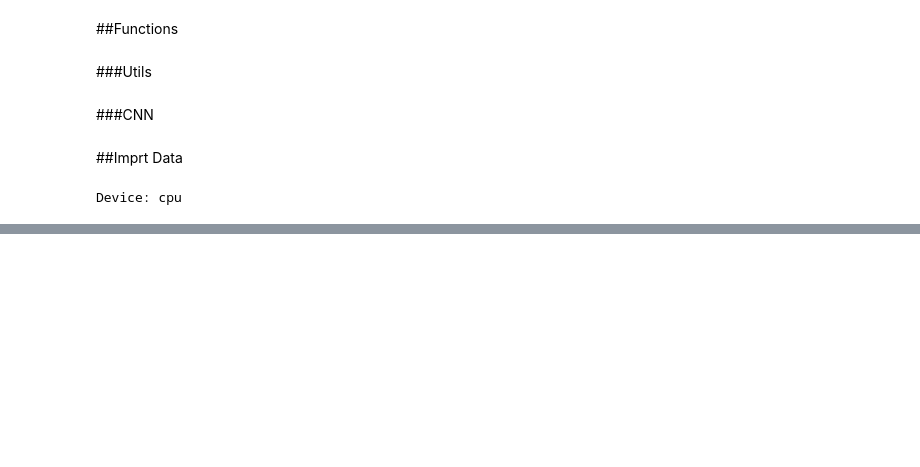
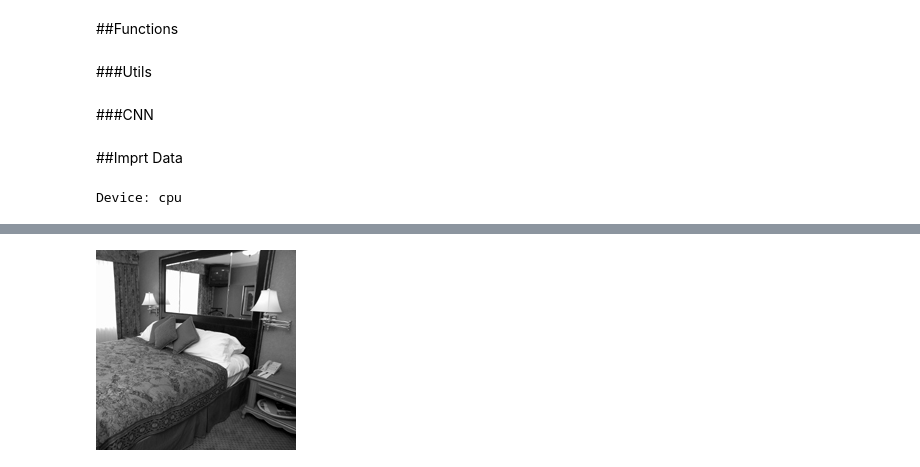
Before and after one commit to ClaudiaD97/CV_project, a Jupyter notebook: Final.ipynb, the cells around one changed output, grey strips where cells are left out. Drawn from its saved outputs; the diff is of its cells as text; code cells hidden in the pictures; blank space fills up the shorter version.

```diff
--- a/Final.ipynb
+++ b/Final.ipynb
@@ -396,0 +444,8 @@ Test Accuracy:  0.6562814070351759
+# %%
+def random_crop(img_np, new_size):
+  assert img_np.shape[0] >= new_size
+  assert img_np.shape[1] >= new_size
+  x = random.randint(0, img_np.shape[0] - new_size)
+  y = random.randint(0, img_np.shape[1] - new_size)
+  img_np = img_np[x:x+new_size,y:y+new_size]
+  return img_np
@@ -396,0 +462,4 @@ Test Accuracy:  0.6562814070351759
+# %%
+Image.fromarray(random_crop(image_np,200))
+# %% [output]
+[figure, added]
```
Also changed, not shown: parts of 33 cells of this notebook, 1 other file.
